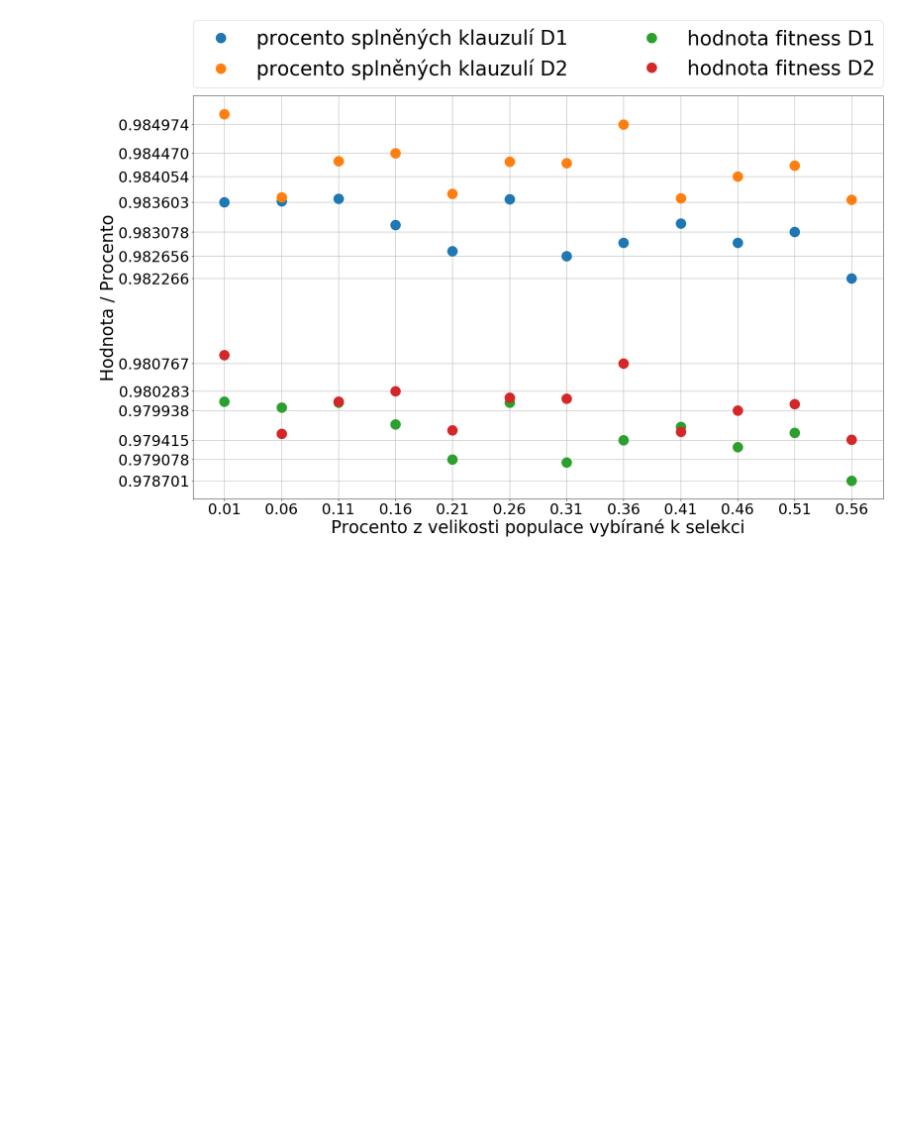
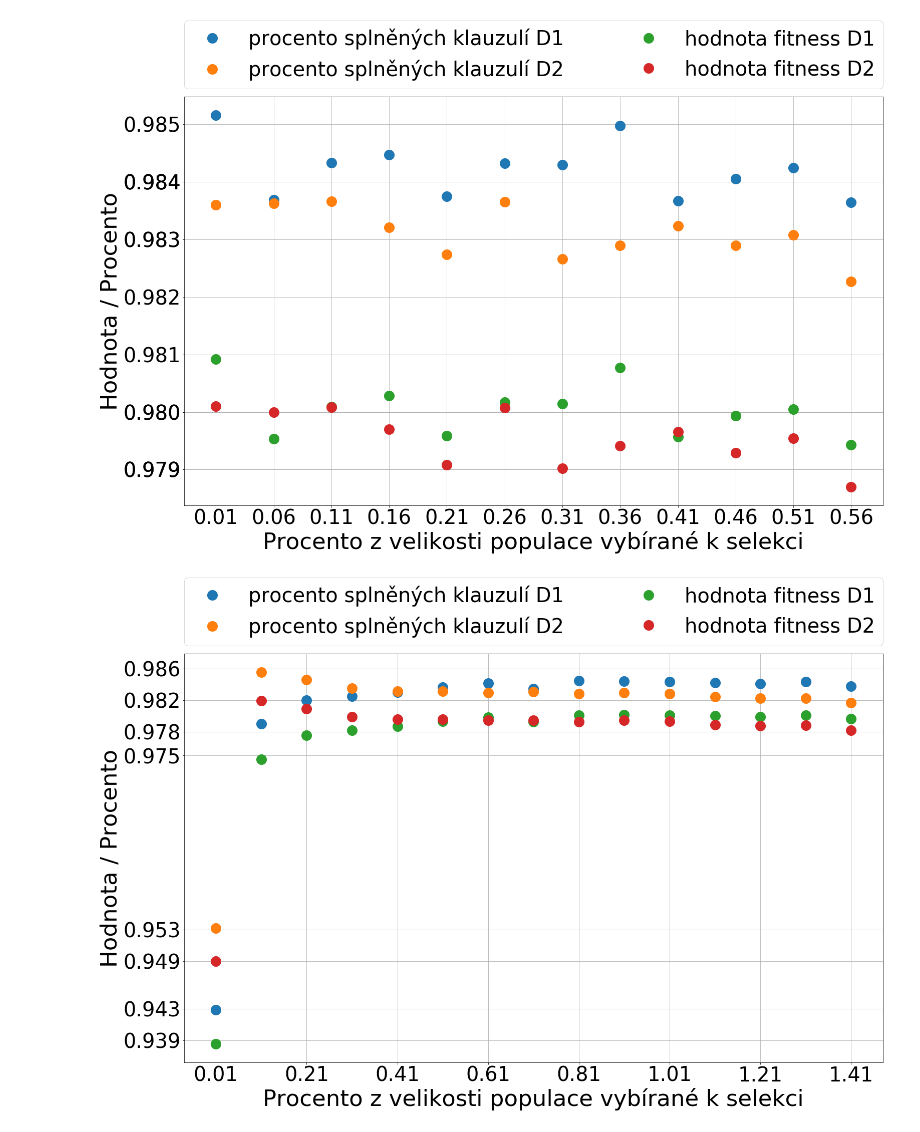
Before and after one commit to martilad/MI-PAA2018, a Jupyter notebook: task5/graphMake.ipynb, the cells around one changed output. Saved outputs shown, nothing was run; the diff lists cells and outputs as text; code cells hidden in the pictures; blank space fills up the shorter version.

```diff
--- a/task5/graphMake.ipynb
+++ b/task5/graphMake.ipynb
@@ -27,11 +27,11 @@ def do_plot(sizeX, sizeY, index, data, xLabel, yLabel, legend, file, xTicks = 30
     minSize = tick[-1] / yTicks
     for i in tick:
         if last is None:
-            yTick.append(i)
+            yTick.append(round(i, 3))
             last = i
             continue
         if i - last > minSize:
-            yTick.append(i)
+            yTick.append(round(i, 3))
             last = i
     ax.set_yticks(yTick)
 
@@ -53,9 +53,9 @@ def do_plot(sizeX, sizeY, index, data, xLabel, yLabel, legend, file, xTicks = 30
 
     ax.legend(legend, bbox_to_anchor=(0., 1.02, 1., .102), fontsize = 40, ncol=2,
               loc='lower left',mode="expand", borderaxespad=0.)
-    plt.xticks(fontsize=30)
-    plt.yticks(fontsize=30)
-    plt.xlabel(xLabel, size = 35)
-    plt.ylabel(yLabel, size = 35)
+    plt.xticks(fontsize=40)
+    plt.yticks(fontsize=40)
+    plt.xlabel(xLabel, size = 45)
+    plt.ylabel(yLabel, size = 45)
     plt.grid()
     fig.savefig(file, bbox_inches='tight')
@@ -142,9 +160,15 @@ do_plot(25, 15, gen_cross.index, gen_cross[['n_sat1', 'n_sat2', 'n_score1', 'n_s
 # %%
-do_plot(25, 15, gen_select.index, gen_select[['n_sat1', 'n_sat2', 'n_score1', 'n_score2']],
+do_plot(25, 15, gen_select.index, gen_select[['n_satD1', 'n_satD2', 'n_scoreD1', 'n_scoreD2']],
         "Procento z velikosti populace vybírané k selekci",
         "Hodnota / Procento",
         ['procento splněných klauzulí D1', 'procento splněných klauzulí D2', 'hodnota fitness D1', 'hodnota fitness D2'],
-        "sat_select.pdf", 400, 3000, 1, 0.0)
+        "sat_s_small.pdf", 400, 3000, 1, 0.0)
+do_plot(25, 15, gen_s.index, gen_s[['n_satD1', 'n_satD2', 'n_scoreD1', 'n_scoreD2']],
+        "Procento z velikosti populace vybírané k selekci",
+        "Hodnota / Procento",
+        ['procento splněných klauzulí D1', 'procento splněných klauzulí D2', 'hodnota fitness D1', 'hodnota fitness D2'],
+        "sat_s_big.pdf", 10, 300, 1, 0.0)
 # %% [output]
-[figure, old version]
+[figure, new version]
+[figure, added]
 # %%
```
Also changed, not shown: parts of 9 cells of this notebook.
